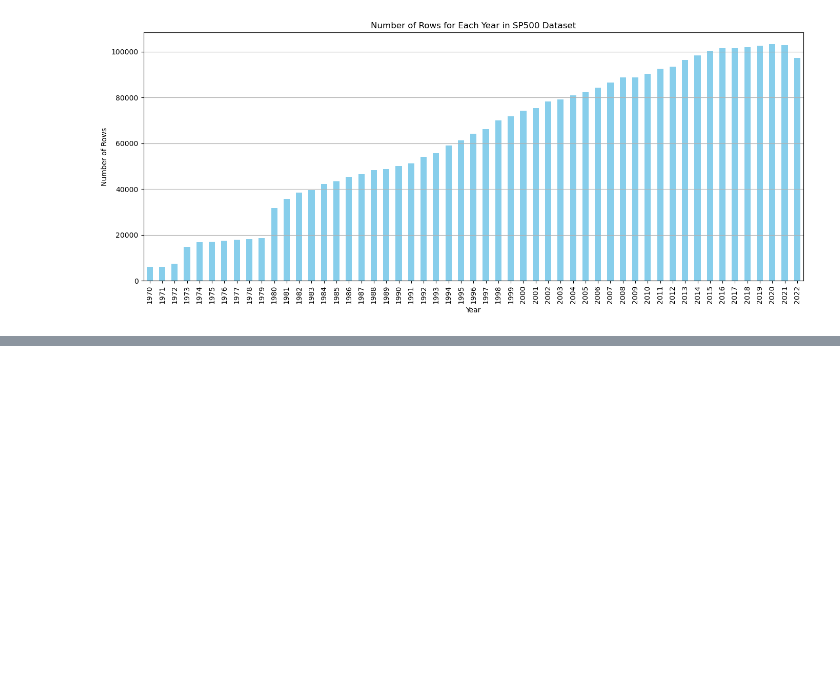
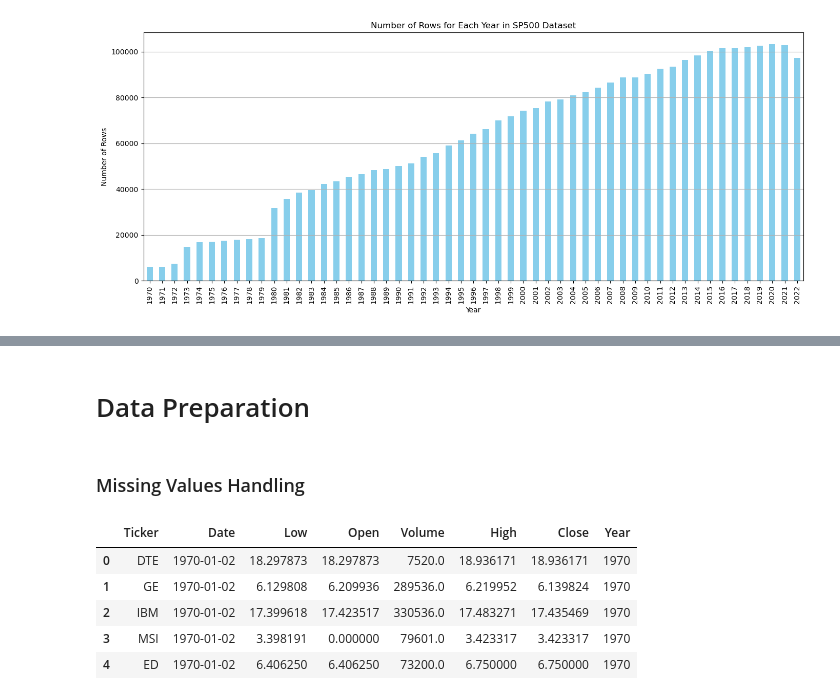
Before and after one commit to nicola-cecere/Stock_Market_TS_Prediction, a Jupyter notebook: dataAnalysis.ipynb, the cells around one changed output, grey strips where cells are left out. Saved outputs shown, nothing was run; the diff lists cells and outputs as text; code cells hidden in the pictures; blank space fills up the shorter version.

Commit message:
Missing values & Split
Added missing values handling and split dataset

```diff
--- a/dataAnalysis.ipynb
+++ b/dataAnalysis.ipynb
@@ -202,3 +223,6 @@ plt.tight_layout()
 plt.show()
 # %% [output]
 [figure]
+# %%
+df = df.sort_values(by="Date")
+df = df.reset_index(drop=True)
@@ -204,0 +242,19 @@ plt.show()
+# %% [markdown]
+# Data Preparation
+# %%
+df.drop('Adjusted Close', axis=1, inplace=True)
+# %% [markdown]
+### Missing Values Handling
+# %%
+#Drop the Ticker that after 2019 has 100% of missing values
+df.drop(df[df['Ticker'].isin(['CTQ', 'SONC', 'BHI', 'CPICQ'])].index, inplace=True)
+#Drop missing values
+df.dropna(inplace=True)
+df.head()
+# %% [output]
+|  | Ticker | Date | Low | Open | Volume | High | Close | Year |
+| 0 | DTE | 1970-01-02 | 18.297873 | 18.297873 | 7520.0 | 18.936171 | 18.936171 | 1970 |
+| 1 | GE | 1970-01-02 | 6.129808 | 6.209936 | 289536.0 | 6.219952 | 6.139824 | 1970 |
+| 2 | IBM | 1970-01-02 | 17.399618 | 17.423517 | 330536.0 | 17.483271 | 17.435469 | 1970 |
+| 3 | MSI | 1970-01-02 | 3.398191 | 0.000000 | 79601.0 | 3.423317 | 3.423317 | 1970 |
+| 4 | ED | 1970-01-02 | 6.406250 | 6.406250 | 73200.0 | 6.750000 | 6.750000 | 1970 |
```
Also changed, not shown: parts of 20 cells of this notebook.
